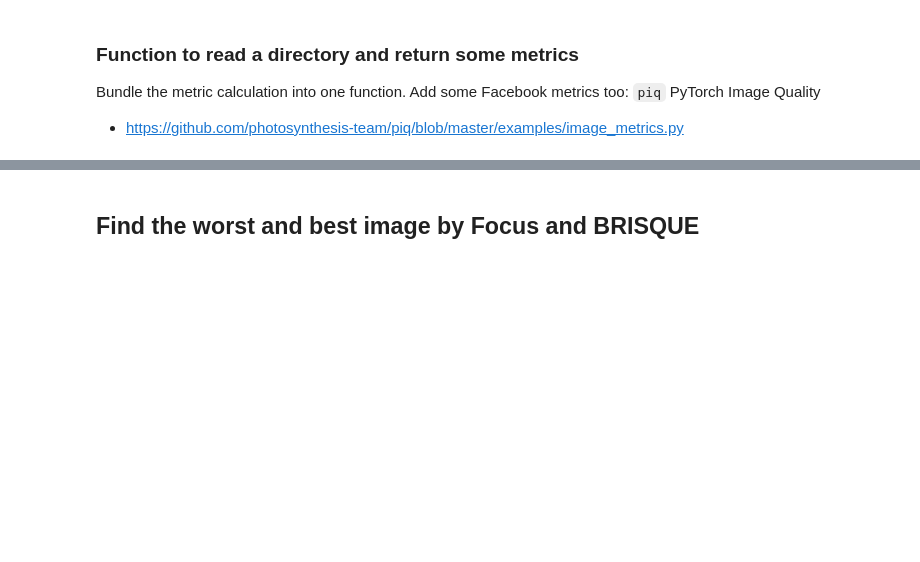
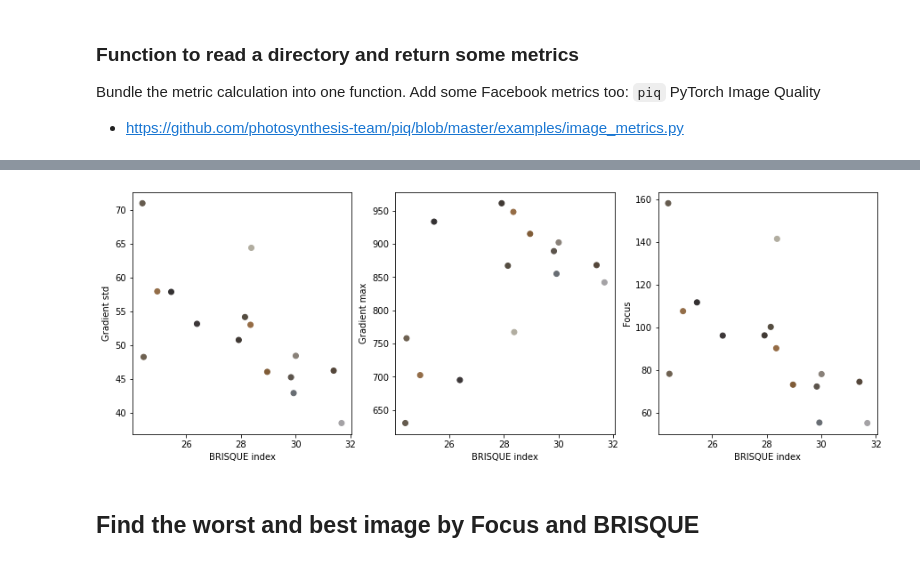
Before and after one commit to zwergon/calcimetry, a Jupyter notebook: notebooks/image-quality.ipynb, the cells around one changed output, grey strips where cells are left out. Cells and saved outputs as stored; diff of their text form; code cells hidden in the pictures; blank space fills up the shorter version.

```diff
--- a/notebooks/image-quality.ipynb
+++ b/notebooks/image-quality.ipynb
@@ -166,3 +240,20 @@ Status Code 200
+# %%
+plt.figure(figsize=[15,5])
+plt.subplot(1,3,1)
+plt.scatter(df['BRISQUE index'], df['Gradient std'], c=df['Colour1']/255)
+plt.xlabel('BRISQUE index')
+plt.ylabel('Gradient std')
+plt.subplot(1,3,2)
+plt.scatter(df['BRISQUE index'], df['Gradient max'], c=df['Colour1']/255)
+plt.xlabel('BRISQUE index')
+plt.ylabel('Gradient max')
+plt.subplot(1,3,3)
+plt.scatter(df['BRISQUE index'], df['Focus'], c=df['Colour1']/255)
+plt.xlabel('BRISQUE index')
+plt.ylabel('Focus')
+plt.show()
+# %% [output]
+[figure, added]
 # %% [markdown]
 ## Find the worst and best image by Focus and BRISQUE
 # %%
```
Also changed, not shown: parts of 19 cells of this notebook, 1 other file.
